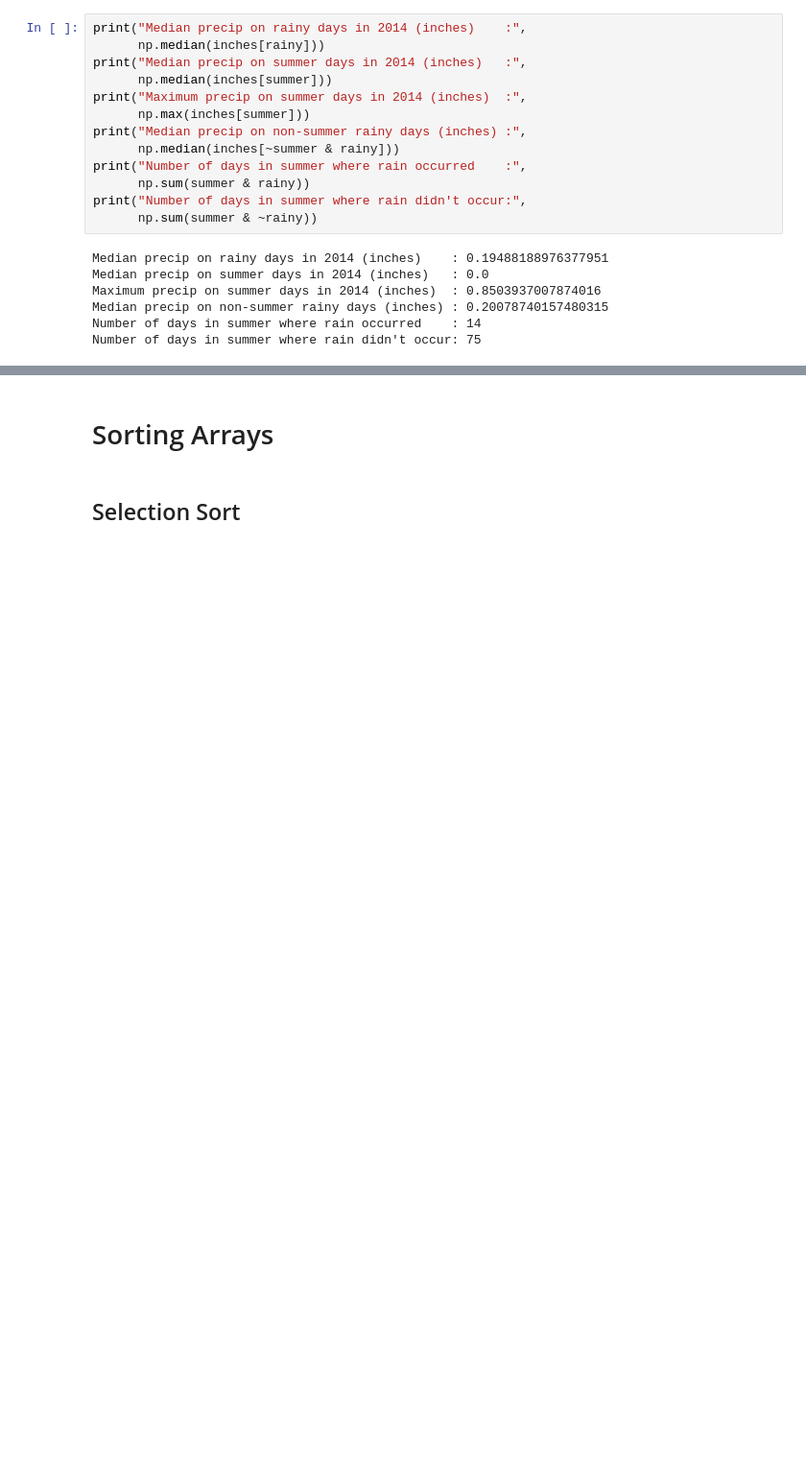
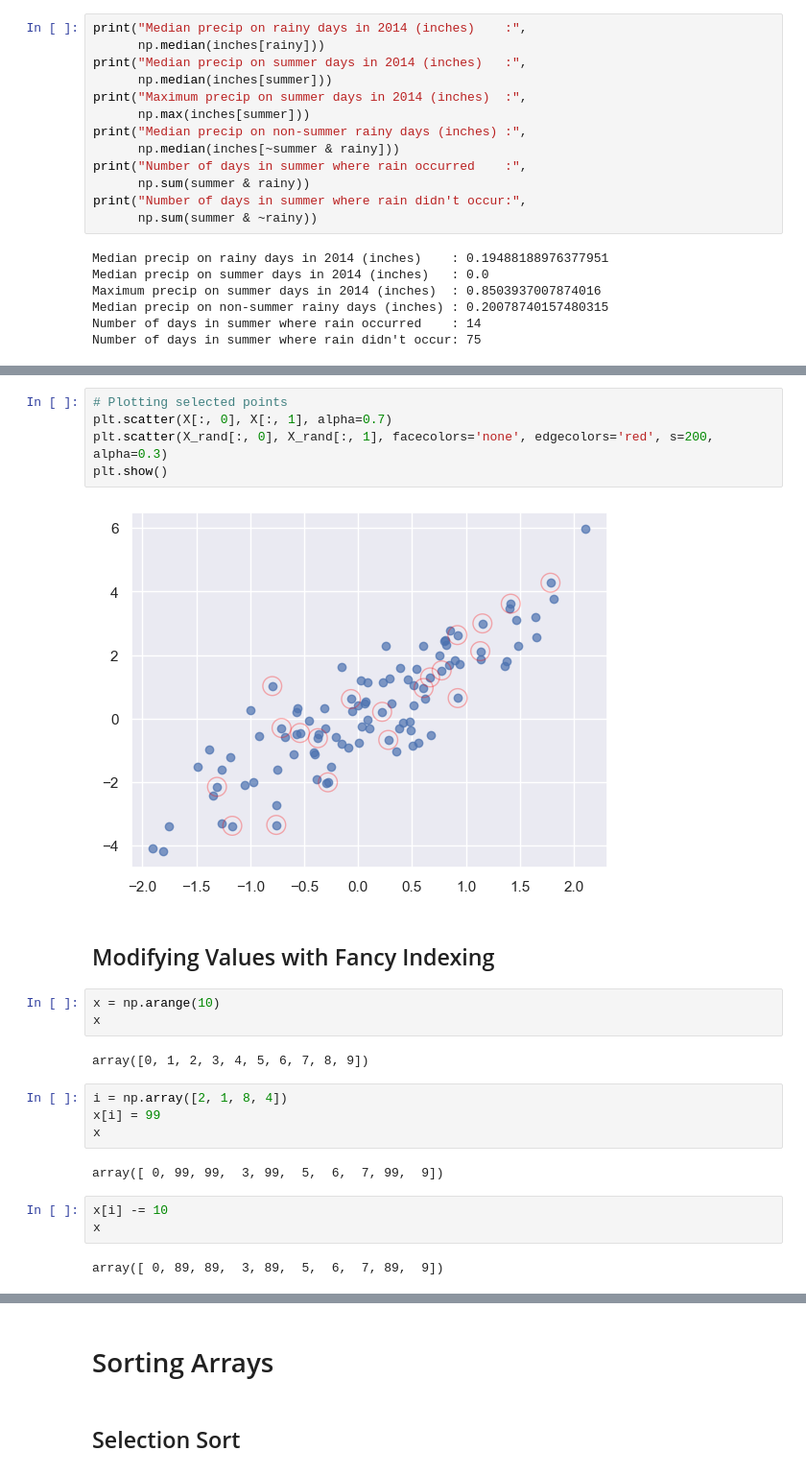
Before and after one commit to ndharmateja/python-data-science-handbook, a Jupyter notebook: 2-numpy.ipynb, the cells around one changed output, grey strips where cells are left out. Shown at 96% size. Cells and saved outputs as stored; diff of their text form; blank space fills up the shorter version.

```diff
--- a/2-numpy.ipynb
+++ b/2-numpy.ipynb
@@ -1454,0 +1626,25 @@ Number of days in summer where rain didn't occur: 75
+# %%
+# Plotting selected points
+plt.scatter(X[:, 0], X[:, 1], alpha=0.7)
+plt.scatter(X_rand[:, 0], X_rand[:, 1], facecolors='none', edgecolors='red', s=200, alpha=0.3)
+plt.show()
+# %% [output]
+[figure, added]
+# %% [markdown]
+## Modifying Values with Fancy Indexing
+# %%
+x = np.arange(10)
+x
+# %% [output]
+array([0, 1, 2, 3, 4, 5, 6, 7, 8, 9])
+# %%
+i = np.array([2, 1, 8, 4])
+x[i] = 99
+x
+# %% [output]
+array([ 0, 99, 99,  3, 99,  5,  6,  7, 99,  9])
+# %%
+x[i] -= 10
+x
+# %% [output]
+array([ 0, 89, 89,  3, 89,  5,  6,  7, 89,  9])
```
Also changed, not shown: parts of 42 cells of this notebook.
